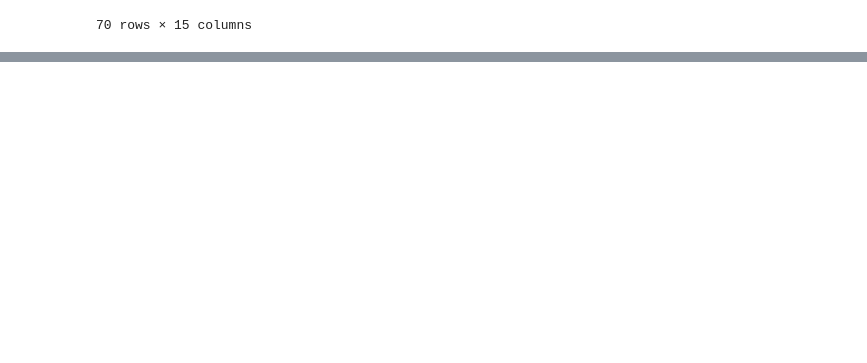
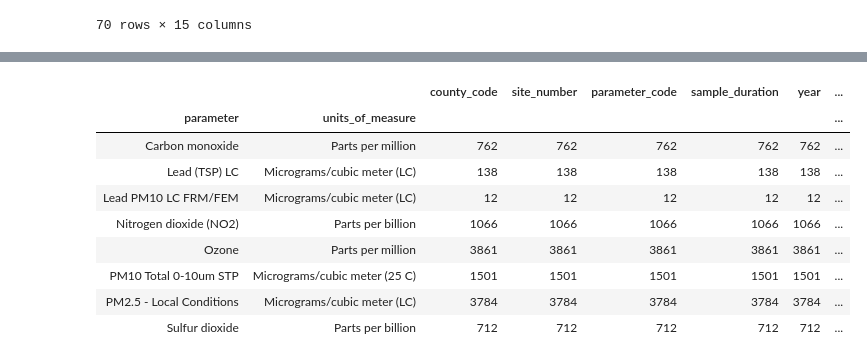
Before and after one commit to bbjornstad-flatiron/flatiron-mod3-project, a Jupyter notebook: aqs_data_fetching.ipynb, the cells around one changed output, grey strips where cells are left out. Cells and saved outputs as stored; diff of their text form; code cells hidden in the pictures; blank space fills up the shorter version.

```diff
--- a/aqs_data_fetching.ipynb
+++ b/aqs_data_fetching.ipynb
@@ -186,0 +255,13 @@ il_county_counts
+# %%
+ca_aq_data.groupby(['parameter', 'units_of_measure']).count()
+# %% [output]
+|  |  | county_code | site_number | parameter_code | sample_duration | year | ... |
+| parameter | units_of_measure |  |  |  |  |  | ... |
+| Carbon monoxide | Parts per million | 762 | 762 | 762 | 762 | 762 | ... |
+| Lead (TSP) LC | Micrograms/cubic meter (LC) | 138 | 138 | 138 | 138 | 138 | ... |
+| Lead PM10 LC FRM/FEM | Micrograms/cubic meter (LC) | 12 | 12 | 12 | 12 | 12 | ... |
+| Nitrogen dioxide (NO2) | Parts per billion | 1066 | 1066 | 1066 | 1066 | 1066 | ... |
+| Ozone | Parts per million | 3861 | 3861 | 3861 | 3861 | 3861 | ... |
+| PM10 Total 0-10um STP | Micrograms/cubic meter (25 C) | 1501 | 1501 | 1501 | 1501 | 1501 | ... |
+| PM2.5 - Local Conditions | Micrograms/cubic meter (LC) | 3784 | 3784 | 3784 | 3784 | 3784 | ... |
+| Sulfur dioxide | Parts per billion | 712 | 712 | 712 | 712 | 712 | ... |
```
Also changed, not shown: parts of 24 cells of this notebook, 5 other files.
